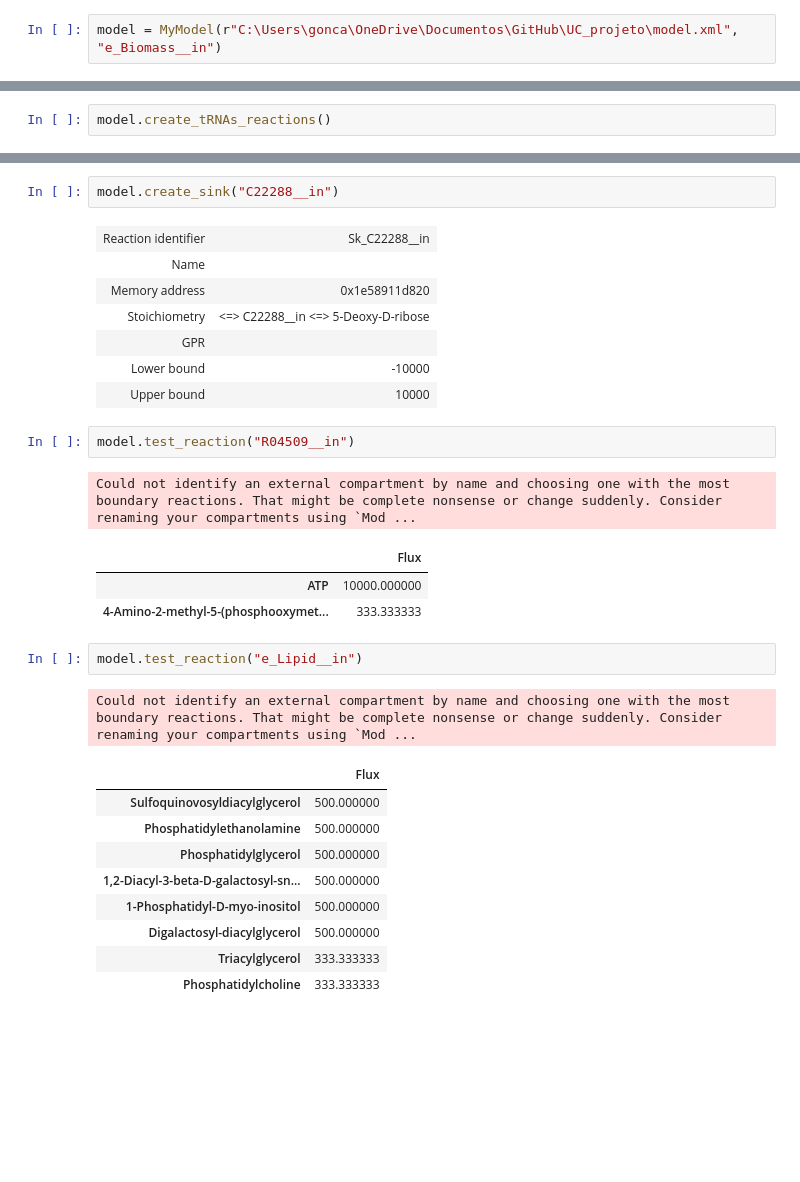
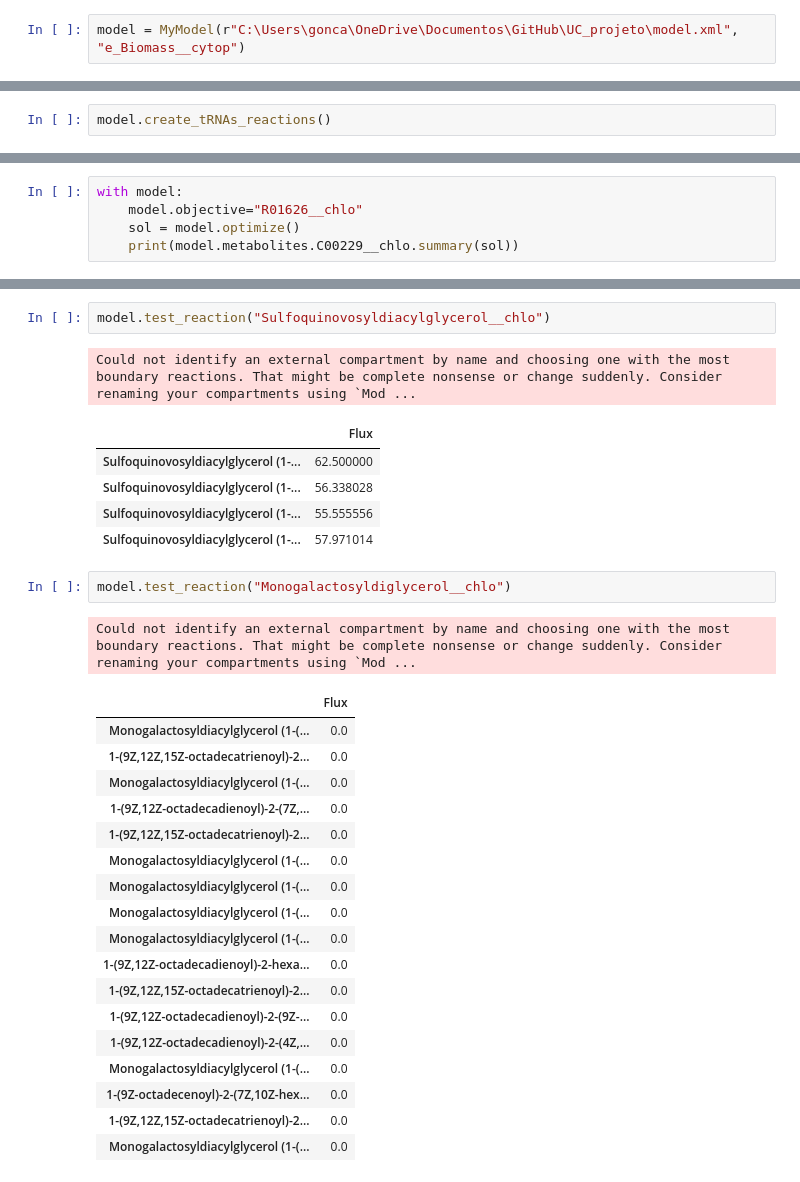
Before and after one commit to Apolinario8/UC_projeto, a Jupyter notebook: scripts/pathway_fluxesV2.ipynb, the cells around one changed output, grey strips where cells are left out. Drawn from its saved outputs; the diff is of its cells as text; blank space fills up the shorter version.

Commit message:
update
have biomass with a few sinks and demands

```diff
--- a/scripts/pathway_fluxesV2.ipynb
+++ b/scripts/pathway_fluxesV2.ipynb
@@ -3,6 +2,6 @@ import sys
 from COBRAmodel import MyModel
 # %%
-model = MyModel(r"C:\Users\gonca\OneDrive\Documentos\GitHub\UC_projeto\model.xml", "e_Biomass__in")
+model = MyModel(r"C:\Users\gonca\OneDrive\Documentos\GitHub\UC_projeto\model.xml", "e_Biomass__cytop")
 # %% [output]
 Loading
 3077 does not conform to 'http(s)://identifiers.org/collection/id' or'http(s)://identifiers.org/COLLECTION:id
@@ -65 +80,6 @@ Could not identify an external compartment by name and choosing one with the mos
+# %%
+with model:
+    model.objective="R01626__chlo"
+    sol = model.optimize()
+    print(model.metabolites.C00229__chlo.summary(sol))
 # %%
@@ -83,30 +98,31 @@ Could not identify an external compartment by name and choosing one with the mos
-# %%
-model.create_sink("C22288__in")
-# %% [output]
-| Reaction identifier | Sk_C22288__in |
-| Name |  |
-| Memory address | 0x1e58911d820 |
-| Stoichiometry | <=> C22288__in <=> 5-Deoxy-D-ribose |
-| GPR |  |
-| Lower bound | -10000 |
-| Upper bound | 10000 |
 # %%
-model.test_reaction("R04509__in")
+model.test_reaction("Sulfoquinovosyldiacylglycerol__chlo")
 # %% [output]
 Could not identify an external compartment by name and choosing one with the most boundary reactions. That might be complete nonsense or change suddenly. Consider renaming your compartments using `Mod ...
 |  | Flux |
-| ATP | 10000.000000 |
-| 4-Amino-2-methyl-5-(phosphooxymet... | 333.333333 |
+| Sulfoquinovosyldiacylglycerol (1-... | 62.500000 |
+| Sulfoquinovosyldiacylglycerol (1-... | 56.338028 |
+| Sulfoquinovosyldiacylglycerol (1-... | 55.555556 |
+| Sulfoquinovosyldiacylglycerol (1-... | 57.971014 |
 # %%
-model.test_reaction("e_Lipid__in")
+model.test_reaction("Monogalactosyldiglycerol__chlo")
 # %% [output]
 Could not identify an external compartment by name and choosing one with the most boundary reactions. That might be complete nonsense or change suddenly. Consider renaming your compartments using `Mod ...
 |  | Flux |
-| Sulfoquinovosyldiacylglycerol | 500.000000 |
-| Phosphatidylethanolamine | 500.000000 |
-| Phosphatidylglycerol | 500.000000 |
-| 1,2-Diacyl-3-beta-D-galactosyl-sn... | 500.000000 |
-| 1-Phosphatidyl-D-myo-inositol | 500.000000 |
-| Digalactosyl-diacylglycerol | 500.000000 |
-| Triacylglycerol | 333.333333 |
-| Phosphatidylcholine | 333.333333 |
+| Monogalactosyldiacylglycerol (1-(... | 0.0 |
+| 1-(9Z,12Z,15Z-octadecatrienoyl)-2... | 0.0 |
+| Monogalactosyldiacylglycerol (1-(... | 0.0 |
+| 1-(9Z,12Z-octadecadienoyl)-2-(7Z,... | 0.0 |
+| 1-(9Z,12Z,15Z-octadecatrienoyl)-2... | 0.0 |
+| Monogalactosyldiacylglycerol (1-(... | 0.0 |
+| Monogalactosyldiacylglycerol (1-(... | 0.0 |
+| Monogalactosyldiacylglycerol (1-(... | 0.0 |
+| Monogalactosyldiacylglycerol (1-(... | 0.0 |
+| 1-(9Z,12Z-octadecadienoyl)-2-hexa... | 0.0 |
+| 1-(9Z,12Z,15Z-octadecatrienoyl)-2... | 0.0 |
+| 1-(9Z,12Z-octadecadienoyl)-2-(9Z-... | 0.0 |
+| 1-(9Z,12Z-octadecadienoyl)-2-(4Z,... | 0.0 |
+| Monogalactosyldiacylglycerol (1-(... | 0.0 |
+| 1-(9Z-octadecenoyl)-2-(7Z,10Z-hex... | 0.0 |
+| 1-(9Z,12Z,15Z-octadecatrienoyl)-2... | 0.0 |
+| Monogalactosyldiacylglycerol (1-(... | 0.0 |
```
Also changed, not shown: parts of 23 cells of this notebook, 26 other files.
